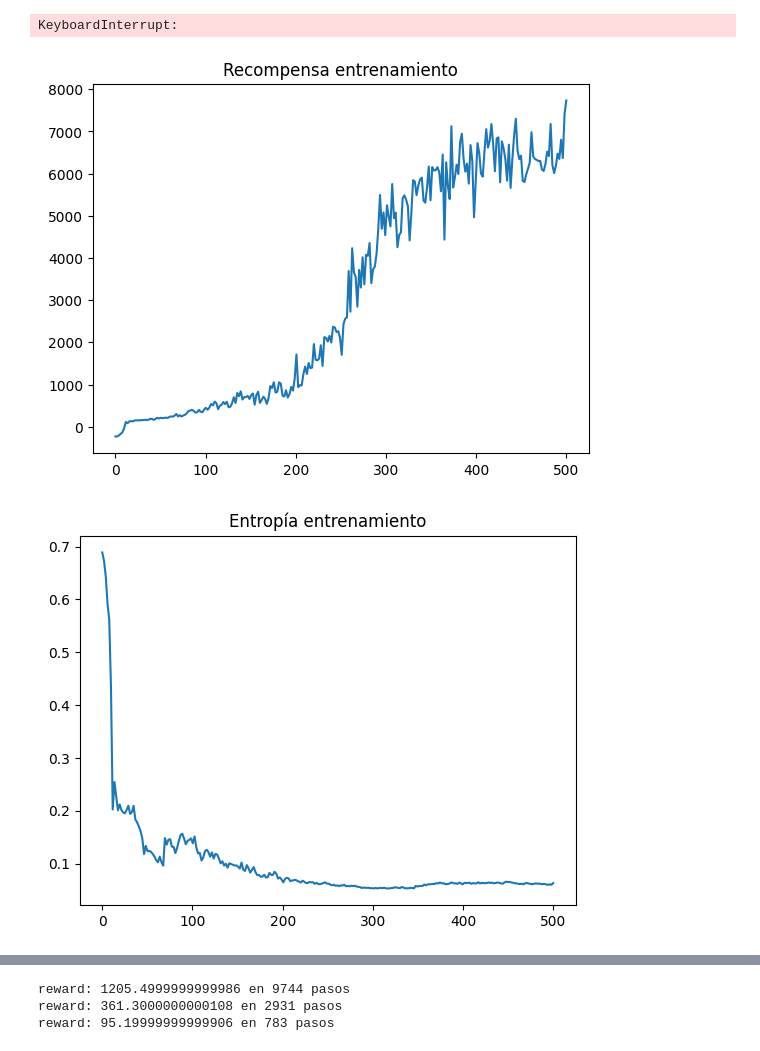
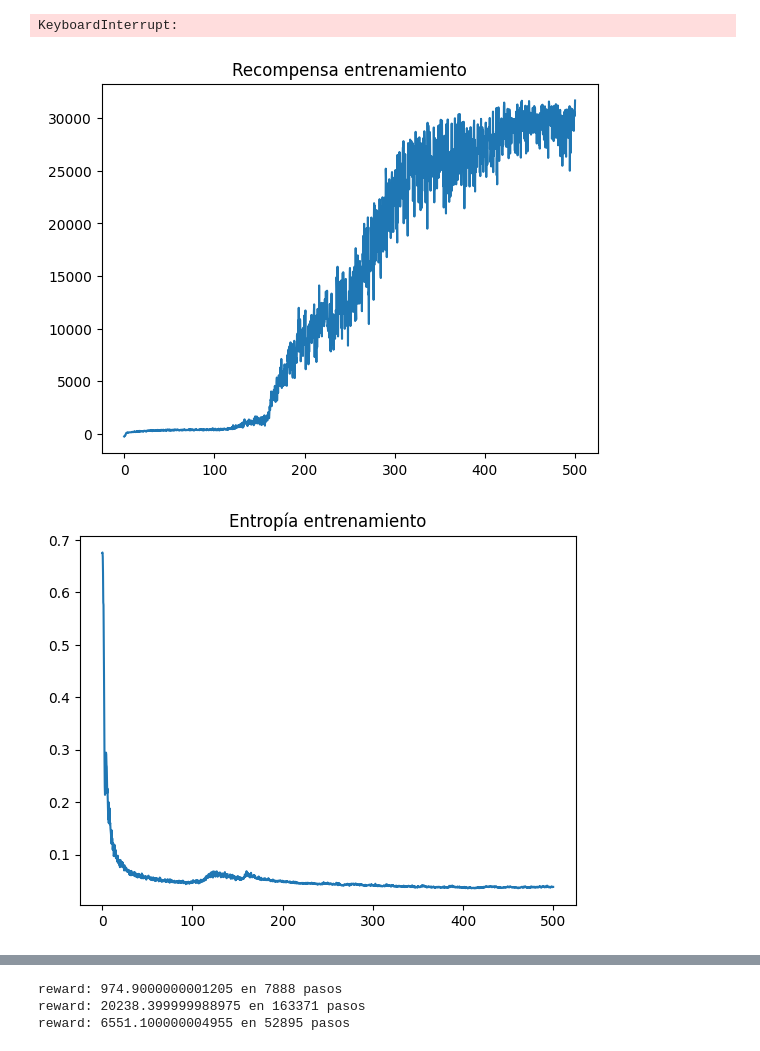
Before and after one commit to ArcaloJade/TPF-RL-LopezVilaclara-Costantini-Lewit, a Jupyter notebook: proyecto.ipynb, the cells around one changed output, grey strips where cells are left out. Drawn from its saved outputs; the diff is of its cells as text; code cells hidden in the pictures.

Commit message:
cambio en visualizacion de reward

```diff
--- a/proyecto.ipynb
+++ b/proyecto.ipynb
@@ -385,20 +388,20 @@ Epoch 353/500 -- reward: 79086.00
 Epoch 354/500 -- reward: 83112.40
 KeyboardInterrupt:
 # %%
-modelo_entrenado = "PPO_Model_Completo_v1"
-env = gymnasium.make("FlappyBird-v0", render_mode="human",use_lidar=False)
+modelo_entrenado = "PPO_Clip_Completo_BEST"
+env = gymnasium.make("FlappyBird-v0",use_lidar=False)
 PPO = PPO_Clip_Completo(hiperparams )
 plot_metrics(modelo_entrenado, hiperparams)
 
 policy_net = PolicyNet(12, 2)
 
 policy_net.load_state_dict(torch.load(f"trained_net/{modelo_entrenado}/flappy_actor.pth"))
 policy_net.eval()
 
 PPO.policy_net = policy_net
 
-PPO.evaluate(env, 1)
+PPO.evaluate(env, 3)
 env.close()
 # %% [output]
-[figure, old version]
+[figure, new version]
-[figure, old version]
+[figure, new version]
@@ -406,3 +409,3 @@ env.close()
-reward: 1205.4999999999986 en 9744 pasos
-reward: 361.3000000000108 en 2931 pasos
-reward: 95.19999999999906 en 783 pasos
+reward: 974.9000000001205 en 7888 pasos
+reward: 20238.399999988975 en 163371 pasos
+reward: 6551.100000004955 en 52895 pasos
```
Also changed, not shown: parts of 3 cells of this notebook, 6 other files.
